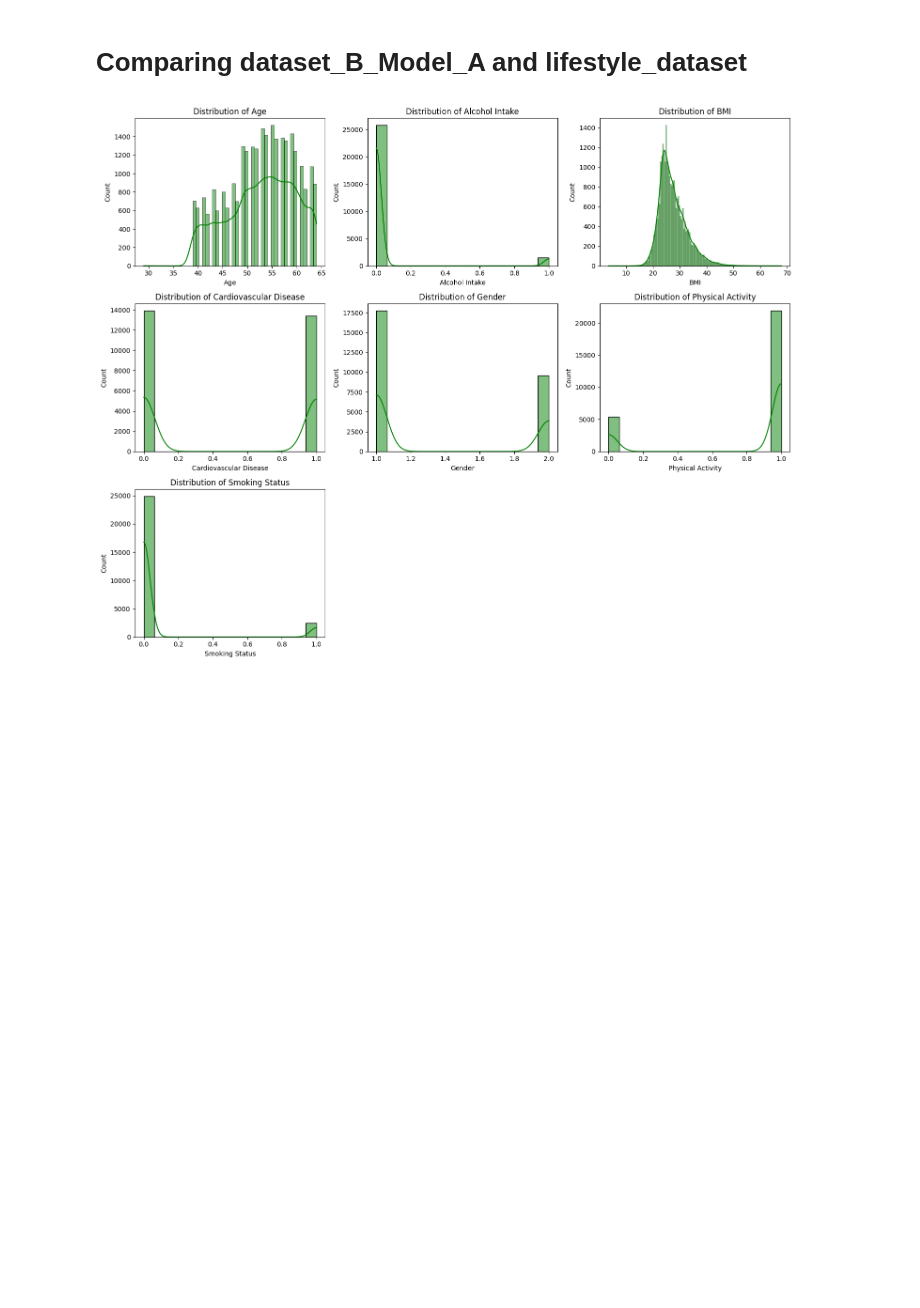
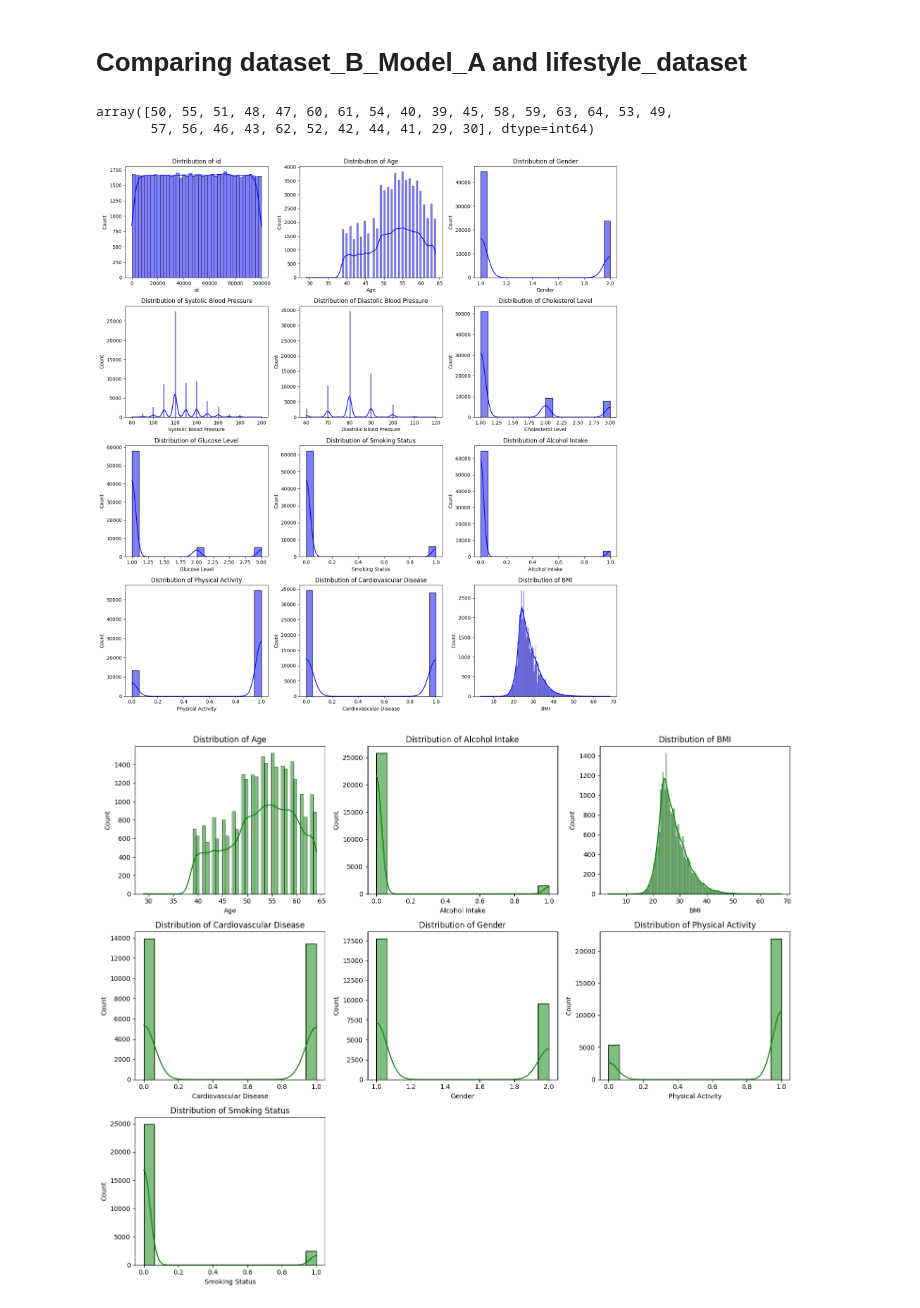
Before and after one commit to AhmedRafid3S5/Hybrid-CVD-Model, a Jupyter notebook: generate_datasets.ipynb, the cells around one changed output. Saved outputs shown, nothing was run; the diff lists cells and outputs as text; code cells hidden in the pictures; blank space fills up the shorter version.

```diff
--- a/generate_datasets.ipynb
+++ b/generate_datasets.ipynb
@@ -3,9 +3,9 @@ import pandas as pd
 import numpy as np
 import os
 
-dataset_A_320k = pd.read_csv('Dataset_A.csv')
-dataset_B_70k  = pd.read_csv('Dataset_B.csv')
-dataset_C_1500 = pd.read_csv('Dataset_C.csv')
+dataset_A_320k = pd.read_csv('./Cleaned Dataset/Dataset_A.csv')
+dataset_B_70k  = pd.read_csv('./Cleaned Dataset/Dataset_B.csv')
+dataset_C_1500 = pd.read_csv('./Cleaned Dataset/Dataset_C.csv')
 # %%
 #Mix dataset_B randomly
 from random import shuffle
@@ -144,6 +144,15 @@ def plot_all_distributions(df: pd.DataFrame, color='blue'):
     plt.show()
 # %% [markdown]
 # Comparing dataset_B_Model_A and lifestyle_dataset
+# %%
+dataset_B_70k['Age'].unique()
+# %% [output]
+array([50, 55, 51, 48, 47, 60, 61, 54, 40, 39, 45, 58, 59, 63, 64, 53, 49,
+       57, 56, 46, 43, 62, 52, 42, 44, 41, 29, 30], dtype=int64)
+# %%
+plot_all_distributions(dataset_B_70k)
+# %% [output]
+[figure, added]
 # %%
 
 plot_all_distributions(dataset_B_Model_A, color='green')
```
Also changed, not shown: 5 other files.
